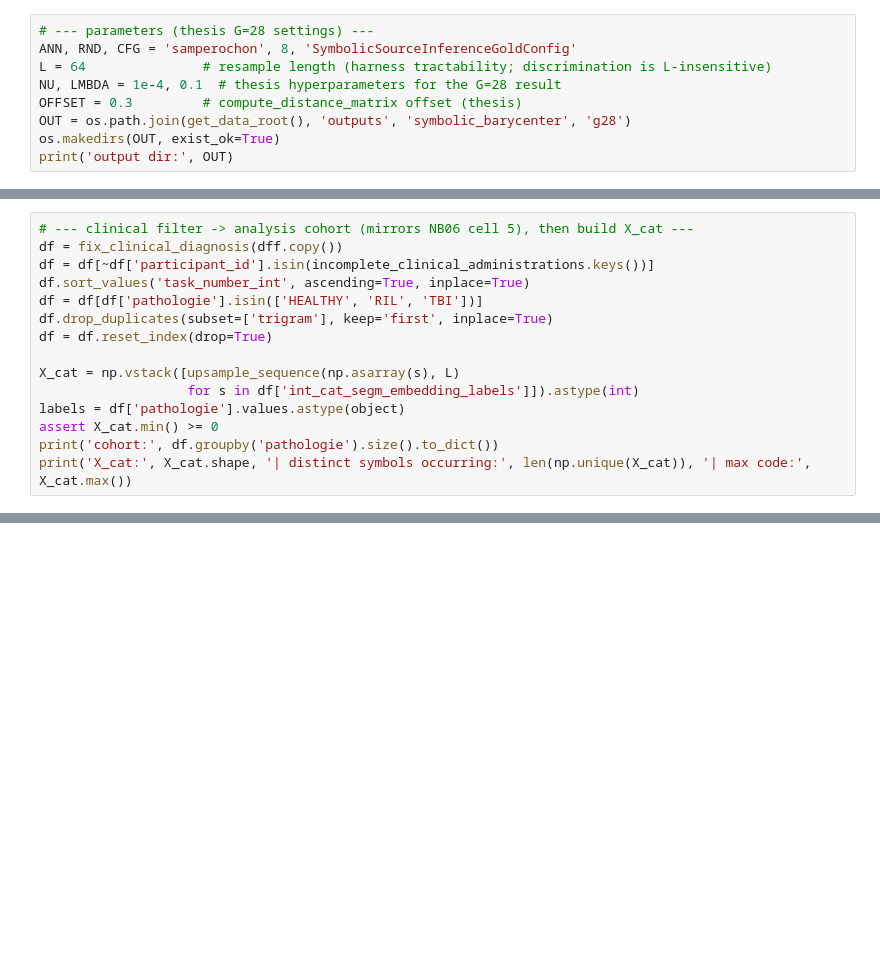
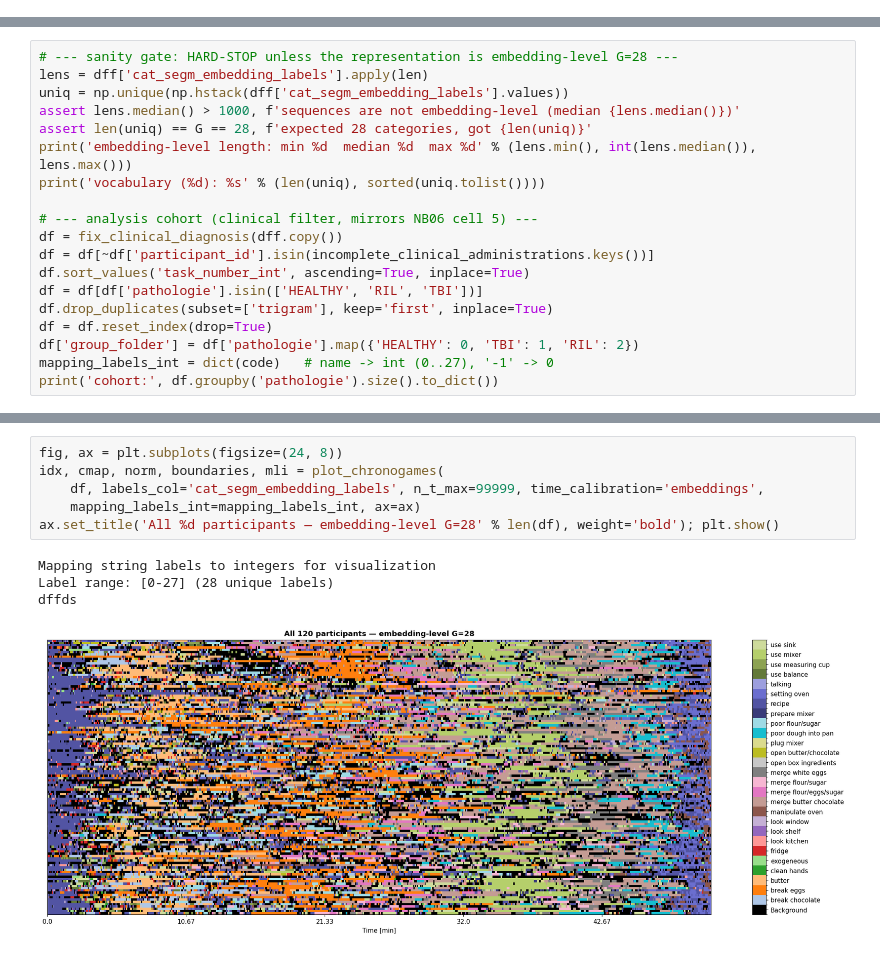
Before and after one commit to samperochon/smartflat, a Jupyter notebook: notebooks/06c_g28_reproduction.ipynb, the cells around one changed output, grey strips where cells are left out. Drawn from its saved outputs; the diff is of its cells as text; blank space fills up the shorter version.

```diff
--- a/notebooks/06c_g28_reproduction.ipynb
+++ b/notebooks/06c_g28_reproduction.ipynb
@@ -50,9 +50,0 @@ To enable the following instructions: AVX2 AVX512F AVX512_VNNI FMA, in other ope
-# %%
-# --- parameters (thesis G=28 settings) ---
-ANN, RND, CFG = 'samperochon', 8, 'SymbolicSourceInferenceGoldConfig'
-L = 64               # resample length (harness tractability; discrimination is L-insensitive)
-NU, LMBDA = 1e-4, 0.1  # thesis hyperparameters for the G=28 result
-OFFSET = 0.3         # compute_distance_matrix offset (thesis)
-OUT = os.path.join(get_data_root(), 'outputs', 'symbolic_barycenter', 'g28')
-os.makedirs(OUT, exist_ok=True)
-print('output dir:', OUT)
@@ -94,16 +77,20 @@ category codes: {0: '-1', 1: 'break chocolate', 2: 'break eggs', 3: 'butter', 4:
 # %%
-# --- clinical filter -> analysis cohort (mirrors NB06 cell 5), then build X_cat ---
+# --- sanity gate: HARD-STOP unless the representation is embedding-level G=28 ---
+lens = dff['cat_segm_embedding_labels'].apply(len)
+uniq = np.unique(np.hstack(dff['cat_segm_embedding_labels'].values))
+assert lens.median() > 1000, f'sequences are not embedding-level (median {lens.median()})'
+assert len(uniq) == G == 28, f'expected 28 categories, got {len(uniq)}'
+print('embedding-level length: min %d  median %d  max %d' % (lens.min(), int(lens.median()), lens.max()))
+print('vocabulary (%d): %s' % (len(uniq), sorted(uniq.tolist())))
+
+# --- analysis cohort (clinical filter, mirrors NB06 cell 5) ---
 df = fix_clinical_diagnosis(dff.copy())
 df = df[~df['participant_id'].isin(incomplete_clinical_administrations.keys())]
 df.sort_values('task_number_int', ascending=True, inplace=True)
 df = df[df['pathologie'].isin(['HEALTHY', 'RIL', 'TBI'])]
 df.drop_duplicates(subset=['trigram'], keep='first', inplace=True)
 df = df.reset_index(drop=True)
-
-X_cat = np.vstack([upsample_sequence(np.asarray(s), L)
-                   for s in df['int_cat_segm_embedding_labels']]).astype(int)
-labels = df['pathologie'].values.astype(object)
-assert X_cat.min() >= 0
+df['group_folder'] = df['pathologie'].map({'HEALTHY': 0, 'TBI': 1, 'RIL': 2})
+mapping_labels_int = dict(code)   # name -> int (0..27), '-1' -> 0
 print('cohort:', df.groupby('pathologie').size().to_dict())
-print('X_cat:', X_cat.shape, '| distinct symbols occurring:', len(np.unique(X_cat)), '| max code:', X_cat.max())
 # %% [output]
@@ -292,0 +107,11 @@ Observed AUC (10 splits x 3 inits). Paper targets: 0.84 / 0.59 / 0.77.
+# %%
+fig, ax = plt.subplots(figsize=(24, 8))
+idx, cmap, norm, boundaries, mli = plot_chronogames(
+    df, labels_col='cat_segm_embedding_labels', n_t_max=99999, time_calibration='embeddings',
+    mapping_labels_int=mapping_labels_int, ax=ax)
+ax.set_title('All %d participants — embedding-level G=28' % len(df), weight='bold'); plt.show()
+# %% [output]
+Mapping string labels to integers for visualization
+Label range: [0-27] (28 unique labels)
+dffds
+[figure, added]
```
Also changed, not shown: parts of 29 cells of this notebook.
